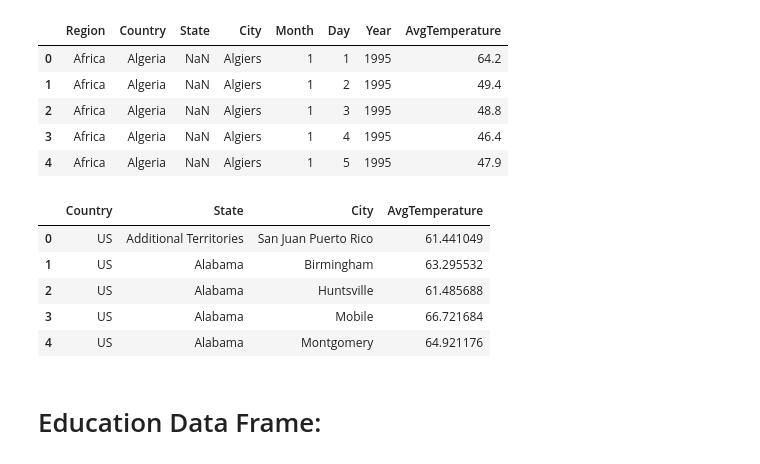
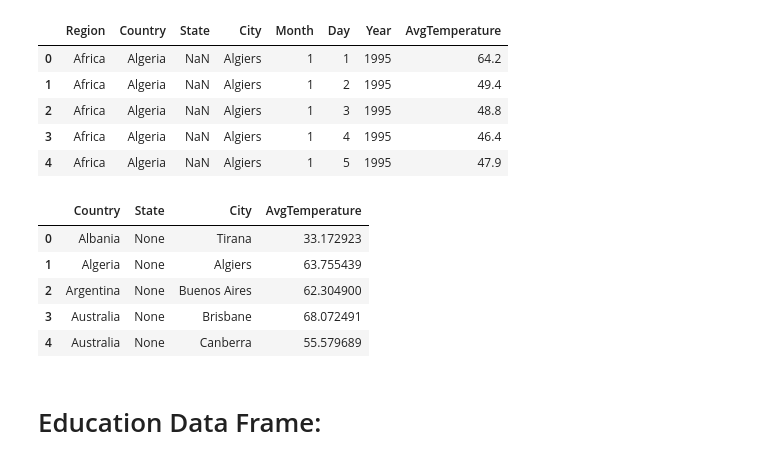
Before and after one commit to smongan1/Capstone-Tempurature-Population-Growth, a Jupyter notebook: Data Wrangling.ipynb, the cells around one changed output. Drawn from its saved outputs; the diff is of its cells as text; code cells hidden in the pictures.

```diff
--- a/Data Wrangling.ipynb
+++ b/Data Wrangling.ipynb
@@ -6,7 +6,7 @@ import re
 import pycountry
 from fuzzywuzzy import fuzz
 # %%
-csv_files = glob.glob('./*.csv')
+csv_files = glob.glob('./data_folder/*.csv')
 dataframes=[]
 col_names_list = []
 for x in csv_files:
@@ -44,16 +46,17 @@ Temp_df.head()
 # %%
 Temp_df = dataframes[0].copy() #Recopies so if the cell is run alone it still works
 Temp_df = Temp_df.drop(['Month','Day','Year'],axis = 1)
 Temp_df = Temp_df.drop('Region',axis = 1)
+Temp_df.fillna('None',inplace = True)
 Temp_df = Temp_df.groupby(['Country', 'State', 'City']).mean().reset_index() #averages all historic temperatures by country and city
 Temp_df.head()
 # %% [output]
 |  | Country | State | City | AvgTemperature |
-| 0 | US | Additional Territories | San Juan Puerto Rico | 61.441049 |
-| 1 | US | Alabama | Birmingham | 63.295532 |
-| 2 | US | Alabama | Huntsville | 61.485688 |
-| 3 | US | Alabama | Mobile | 66.721684 |
-| 4 | US | Alabama | Montgomery | 64.921176 |
+| 0 | Albania | None | Tirana | 33.172923 |
+| 1 | Algeria | None | Algiers | 63.755439 |
+| 2 | Argentina | None | Buenos Aires | 62.304900 |
+| 3 | Australia | None | Brisbane | 68.072491 |
+| 4 | Australia | None | Canberra | 55.579689 |
 # %% [markdown]
 <h1> Education Data Frame: </h1>
 # %%
```
Also changed, not shown: parts of 5 cells of this notebook.
